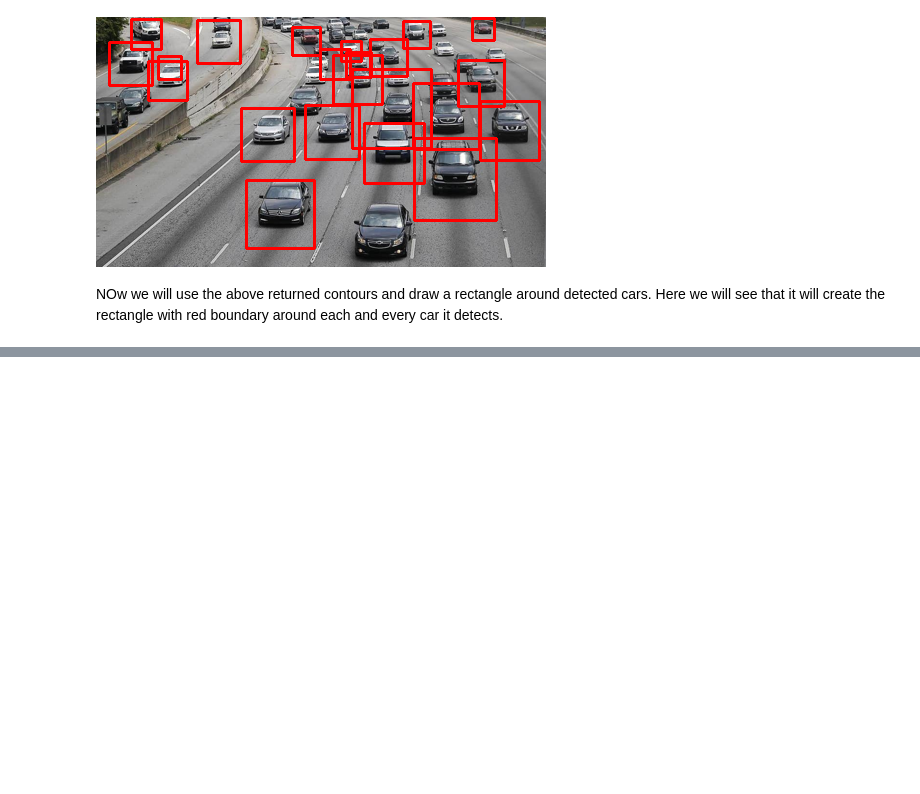
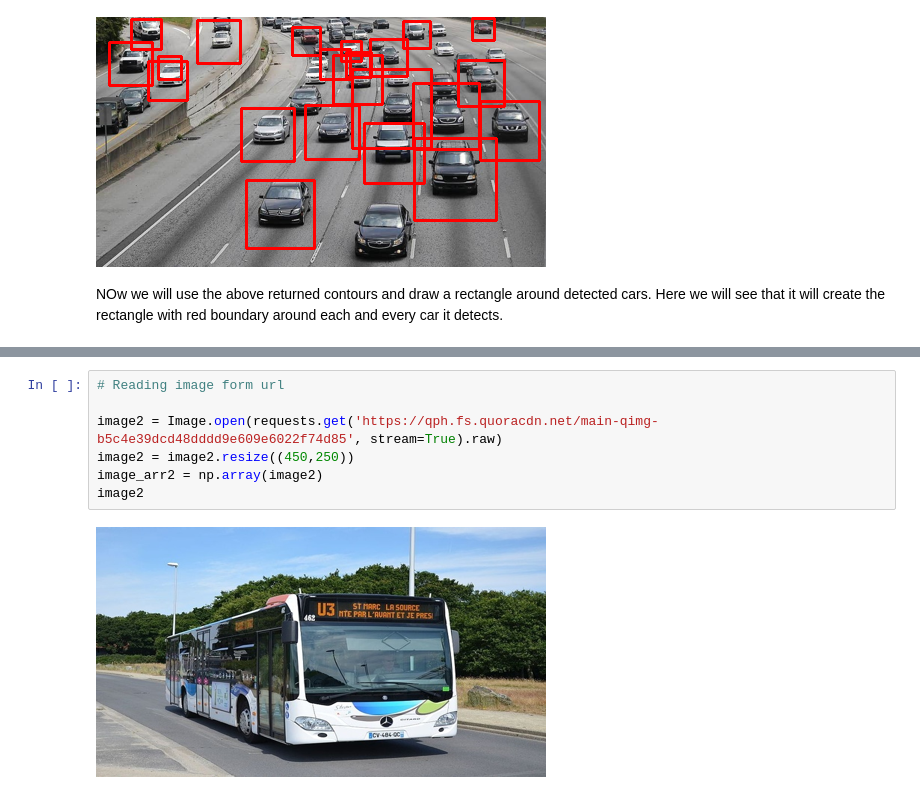
Before and after one commit to sakline-mustak/Machine-Learning-Projects, a Jupyter notebook: Vehicle Detection And Counting Flask App/Vehicle_Detect_Count.ipynb, the cells around one changed output, grey strips where cells are left out. Drawn from its saved outputs; the diff is of its cells as text; blank space fills up the shorter version.

```diff
--- a/Vehicle Detection And Counting Flask App/Vehicle_Detect_Count.ipynb
+++ b/Vehicle Detection And Counting Flask App/Vehicle_Detect_Count.ipynb
@@ -77,0 +86,9 @@ NOw we will use the above returned contours and draw a rectangle around detected
+# %%
+# Reading image form url
+
+image2 = Image.open(requests.get('https://qph.fs.quoracdn.net/main-qimg-b5c4e39dcd48dddd9e609e6022f74d85', stream=True).raw)
+image2 = image2.resize((450,250))
+image_arr2 = np.array(image2)
+image2
+# %% [output]
+[figure, added]
```
Also changed, not shown: parts of 15 cells of this notebook.
